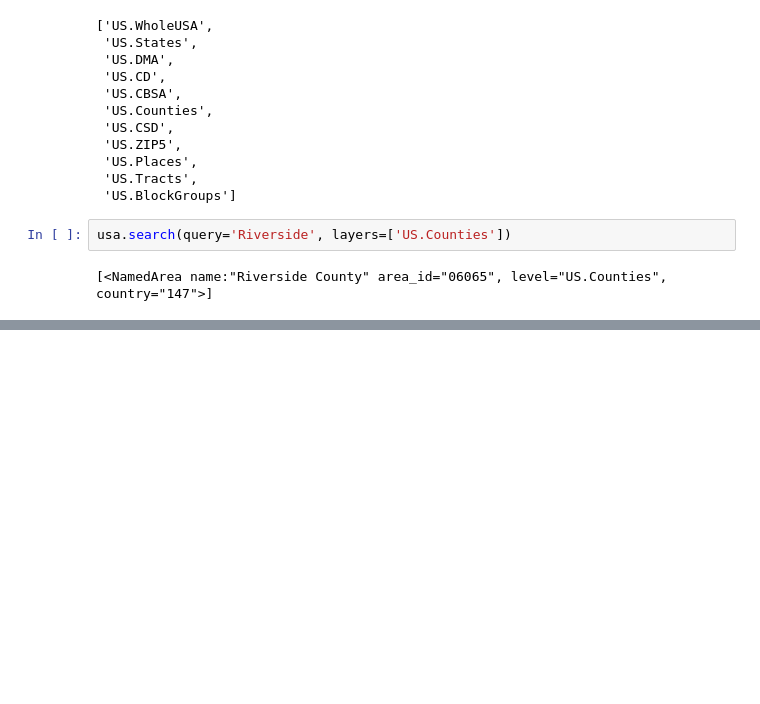
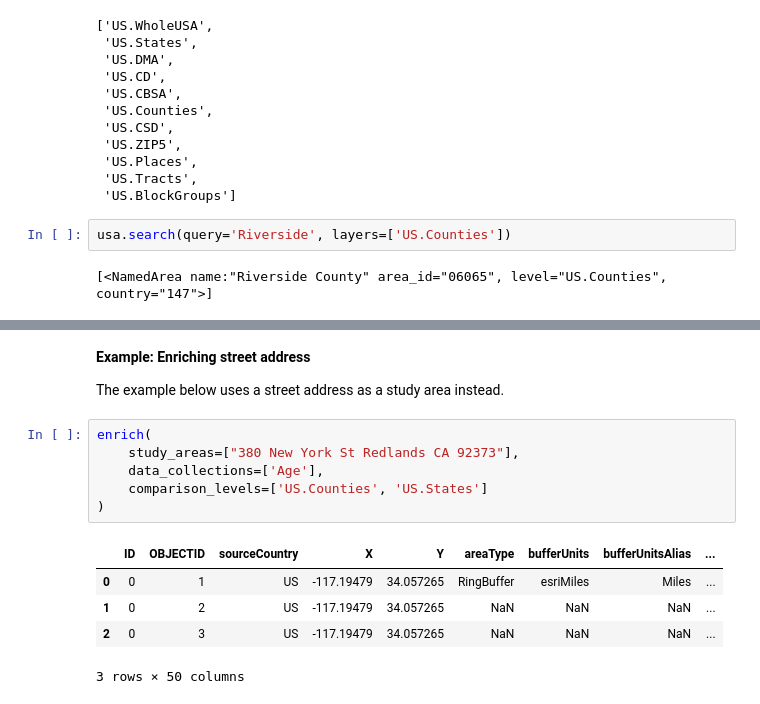
Before and after one commit to aleksey-nsk/jupyter_and_arcgis, a Jupyter notebook: example_03_geoenrichment_guide/geoenrichment_guide.ipynb, the cells around one changed output, grey strips where cells are left out. Saved outputs shown, nothing was run; the diff lists cells and outputs as text; blank space fills up the shorter version.

```diff
--- a/example_03_geoenrichment_guide/geoenrichment_guide.ipynb
+++ b/example_03_geoenrichment_guide/geoenrichment_guide.ipynb
@@ -368,0 +496,16 @@ usa.search(query='Riverside', layers=['US.Counties'])
+# %% [markdown]
+**Example: Enriching street address**
+
+The example below uses a street address as a study area instead.
+# %%
+enrich(
+    study_areas=["380 New York St Redlands CA 92373"],
+    data_collections=['Age'],
+    comparison_levels=['US.Counties', 'US.States']
+)
+# %% [output]
+|  | ID | OBJECTID | sourceCountry | X | Y | areaType | bufferUnits | bufferUnitsAlias | ... |
+| 0 | 0 | 1 | US | -117.19479 | 34.057265 | RingBuffer | esriMiles | Miles | ... |
+| 1 | 0 | 2 | US | -117.19479 | 34.057265 | NaN | NaN | NaN | ... |
+| 2 | 0 | 3 | US | -117.19479 | 34.057265 | NaN | NaN | NaN | ... |
+3 rows × 50 columns
```
Also changed, not shown: parts of 32 cells of this notebook, 2 other files.
